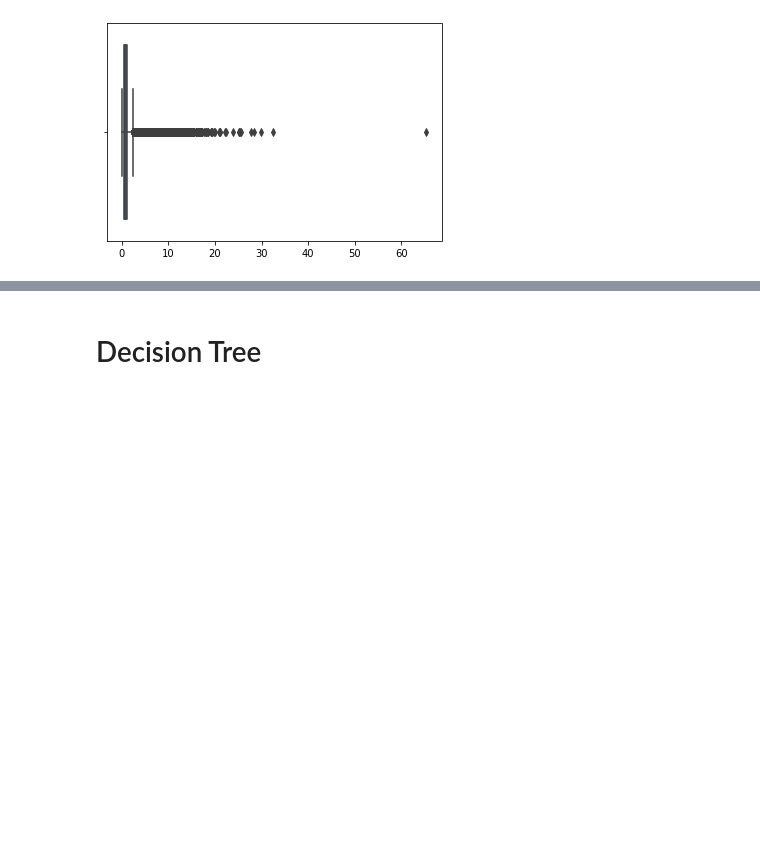
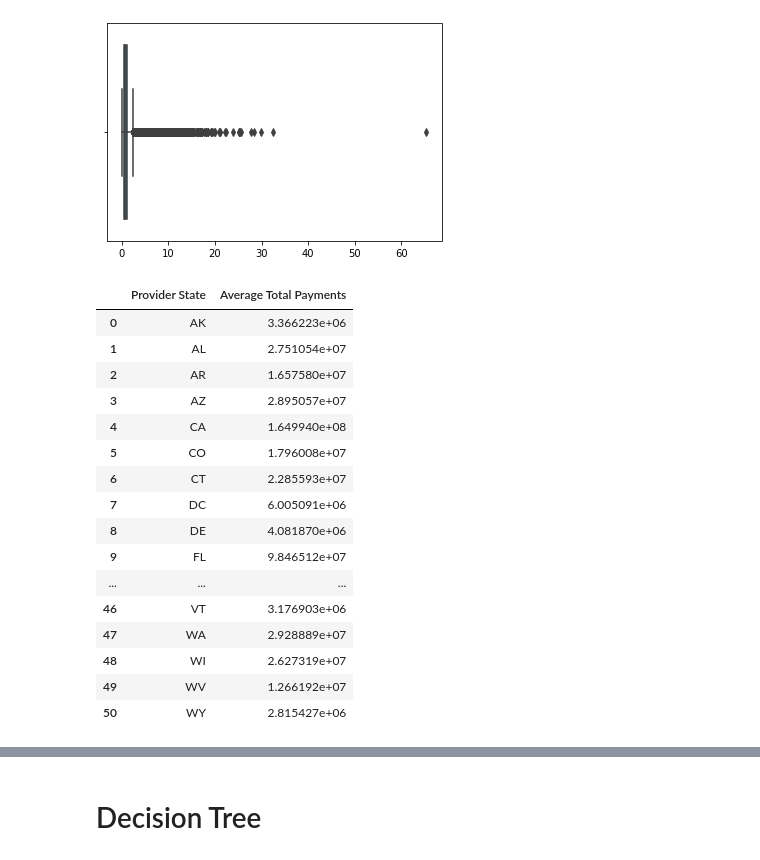
Before and after one commit to MBCoder123/DataMineProject, a Jupyter notebook: Project.ipynb, the cells around one changed output, grey strips where cells are left out. Saved outputs shown, nothing was run; the diff lists cells and outputs as text; code cells hidden in the pictures; blank space fills up the shorter version.

```diff
--- a/Project.ipynb
+++ b/Project.ipynb
@@ -148,3 +148,24 @@ STD: 0.618197525812431
 Mean: 0.7860227853436493
 <matplotlib.axes._subplots.AxesSubplot at 0x...>
 [figure]
+# %%
+Nstate = df.groupby(['Provider State'])['Average Total Payments'].sum().reset_index()
+Nstate
+# %% [output]
+|  | Provider State | Average Total Payments |
+| 0 | AK | 3.366223e+06 |
+| 1 | AL | 2.751054e+07 |
+| 2 | AR | 1.657580e+07 |
+| 3 | AZ | 2.895057e+07 |
+| 4 | CA | 1.649940e+08 |
+| 5 | CO | 1.796008e+07 |
+| 6 | CT | 2.285593e+07 |
+| 7 | DC | 6.005091e+06 |
+| 8 | DE | 4.081870e+06 |
+| 9 | FL | 9.846512e+07 |
+| ... | ... | ... |
+| 46 | VT | 3.176903e+06 |
+| 47 | WA | 2.928889e+07 |
+| 48 | WI | 2.627319e+07 |
+| 49 | WV | 1.266192e+07 |
+| 50 | WY | 2.815427e+06 |
```
Also changed, not shown: parts of 1 cell of this notebook.
